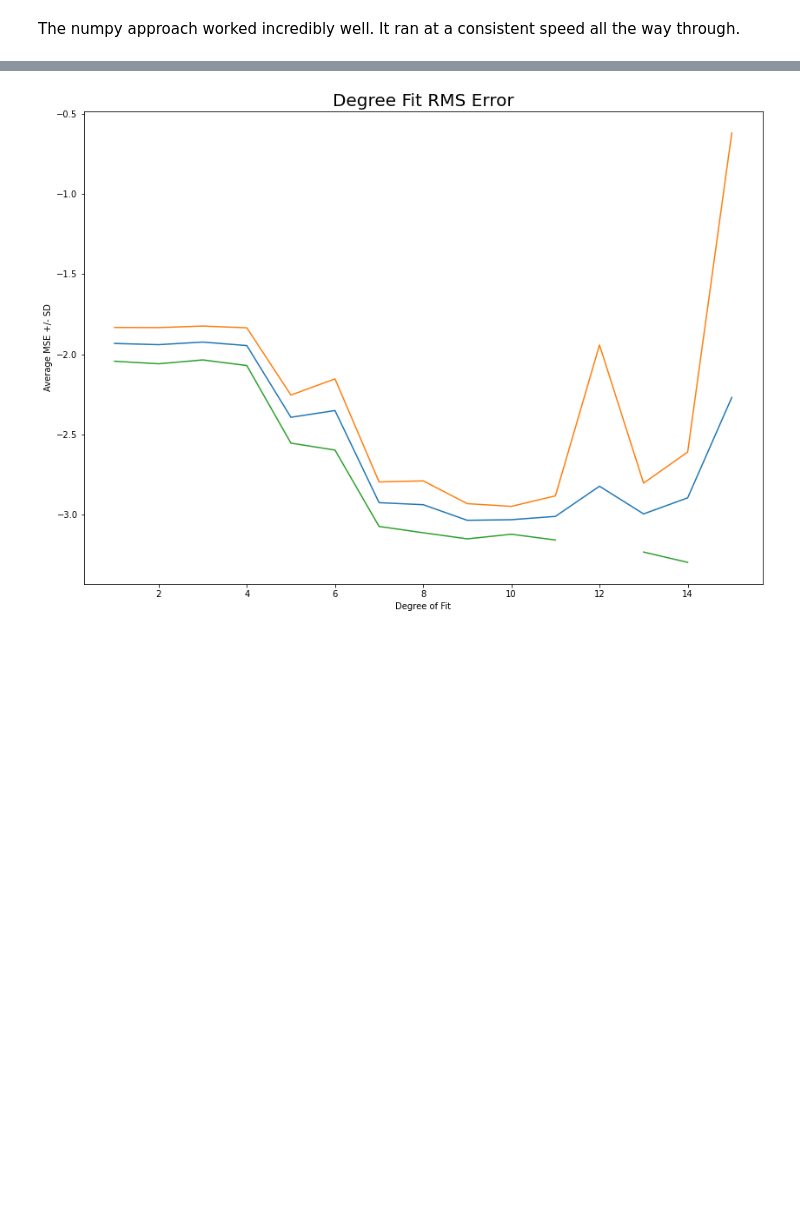
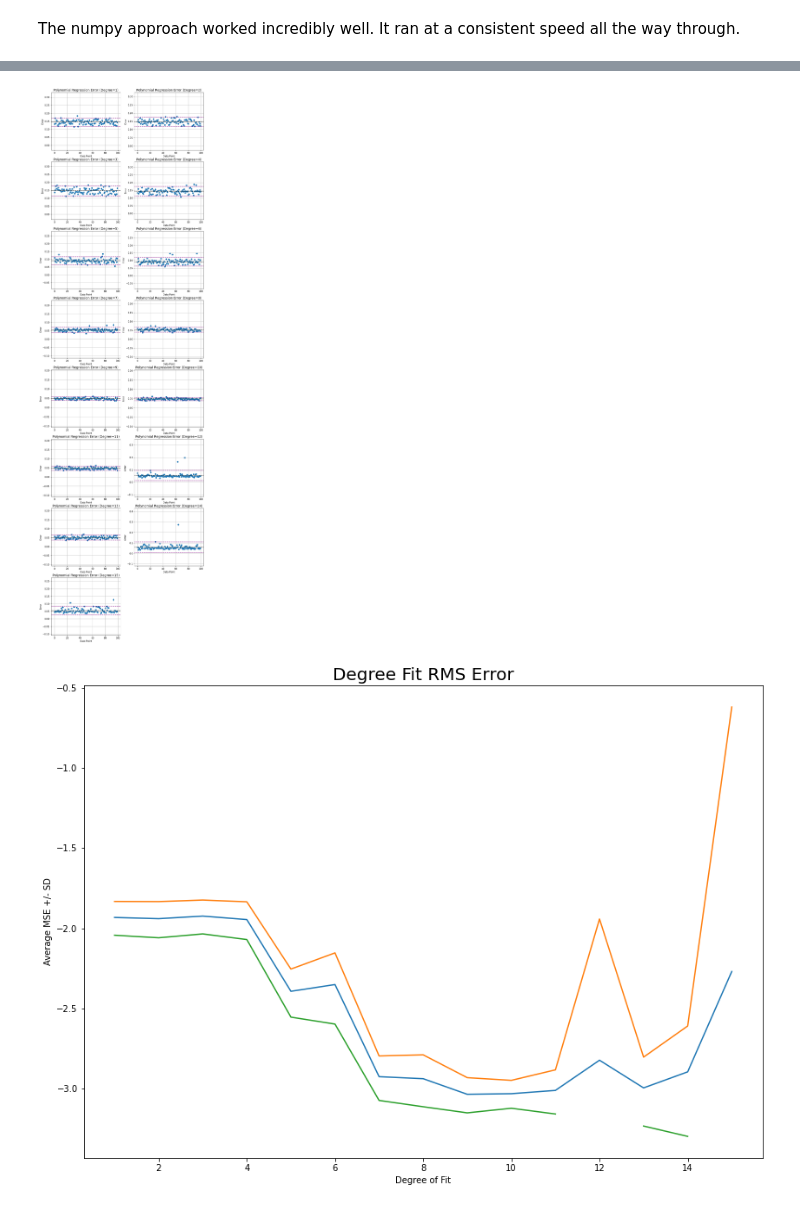
Before and after one commit to martinezjorge/Data-Science-Bootcamp, a Jupyter notebook: Week3/2 - Linear & Polynomial.ipynb, the cells around one changed output, grey strips where cells are left out. Cells and saved outputs as stored; diff of their text form; code cells hidden in the pictures; blank space fills up the shorter version.

```diff
--- a/Week3/2 - Linear & Polynomial.ipynb
+++ b/Week3/2 - Linear & Polynomial.ipynb
@@ -84,17 +84,42 @@ np_poly_regression(x,y,2,0.8)
 # %%
 degree_means = []
 degree_stds = []
+
+fig, ax = plt.subplots(8,2)
+
 # Degree
 for degree in range(1,16):
 #     print(degree)
     rms_errors = []
     # 100 RMS
     for _ in range(100):
-#         rms = skl_poly_regression(x=x, y=y, degree=degree, split=0.8)
+        # rms = skl_poly_regression(x=x, y=y, degree=degree, split=0.8)
         rms = np_poly_regression(x=x,y=y,degree=degree, split=0.8)
         rms_errors.append(rms)
-    degree_means.append(np.mean(rms_errors))
-    degree_stds.append(np.std(rms_errors))
+
+    mean = np.mean(rms_errors)
+    SD = np.std(rms_errors)
+
+    degree_means.append(mean)
+    degree_stds.append(SD)
+
+    i = (degree - 1) // 2
+    j = 0 if (degree % 2) == 1 else 1
+
+    ax[i,j].set_title(f"Polynomial Regression Error (Degree={degree})", fontsize=14)
+    ax[i,j].set_ylabel("Error")
+    ax[i,j].set_xlabel("Data Point")
+    ax[i,j].scatter(range(0,100), rms_errors)
+
+    ax[i,j].axhline(mean, linestyle="--", color="black")
+    ax[i,j].axhline(mean+2*SD, linestyle="--", color="purple")
+    ax[i,j].axhline(mean-2*SD, linestyle="--", color="purple")
+    ax[i,j].grid()
+
+ax[7,1].set_axis_off()
+fig.set_size_inches(12,44)
+# %% [output]
+[figure, added]
 # %%
 logged_degree_means = np.log(degree_means)
 degree_upper = np.log(degree_means + np.array(degree_stds))
```
Also changed, not shown: parts of 2 cells of this notebook, 5 other files.
